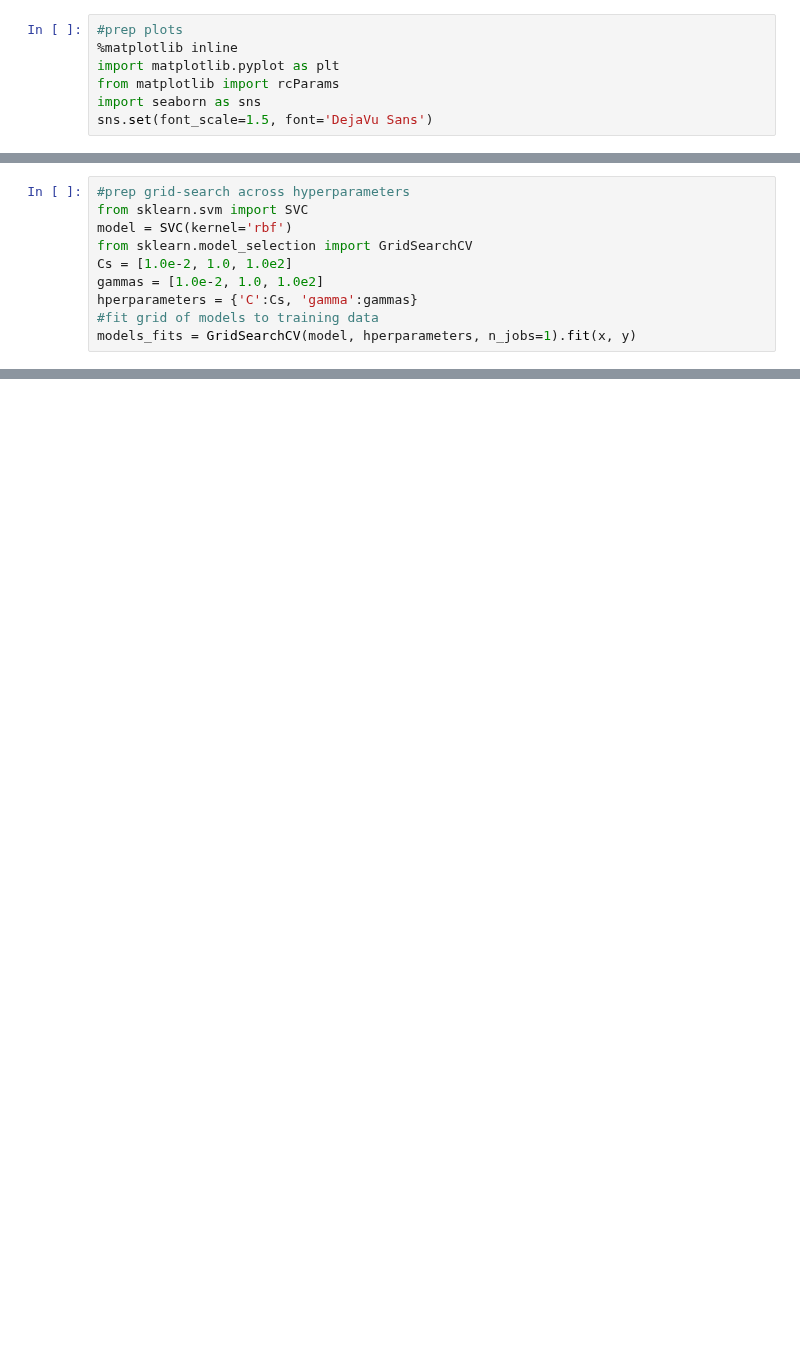
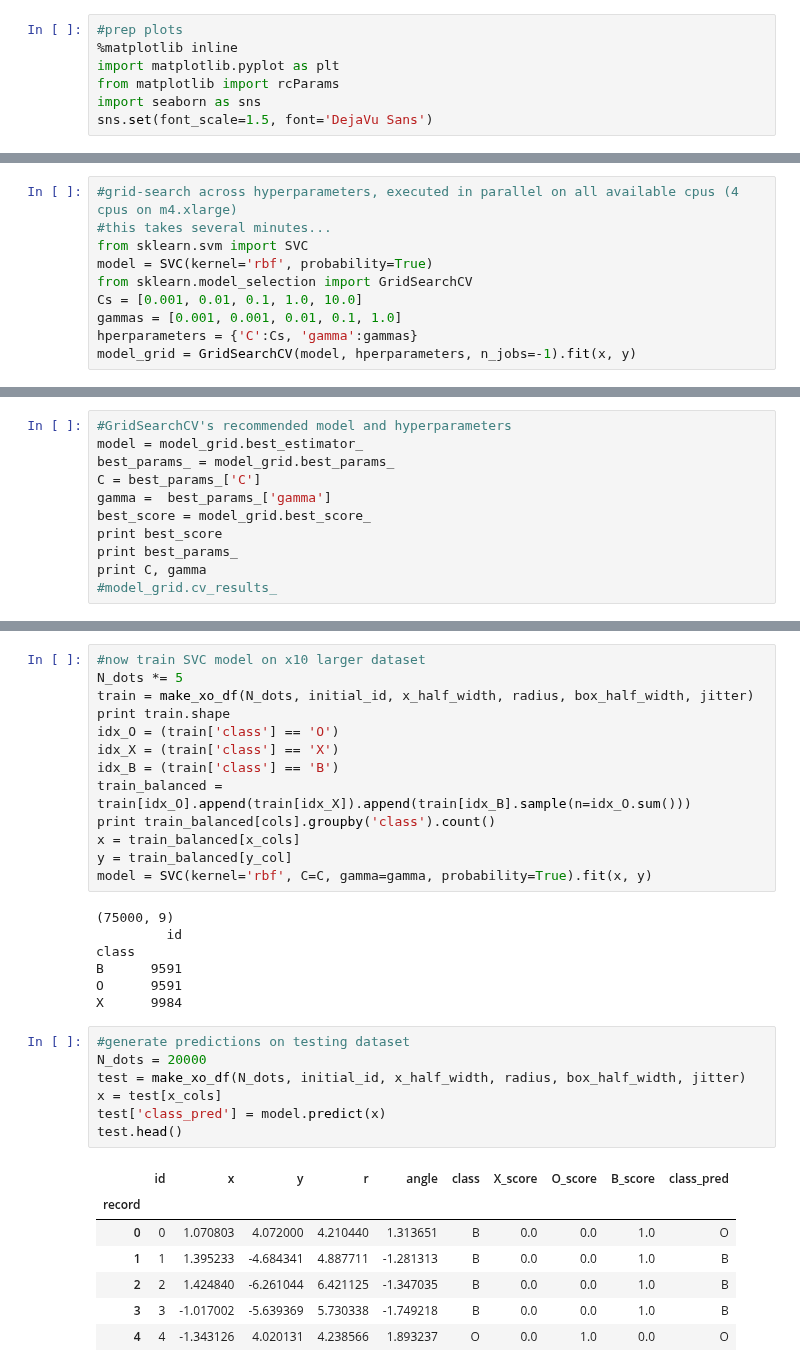
Before and after one commit to joehahn/exes-n-ohs, a Jupyter notebook: svm_model.ipynb, the cells around one changed output, grey strips where cells are left out. Saved outputs shown, nothing was run; the diff lists cells and outputs as text; blank space fills up the shorter version.

```diff
--- a/svm_model.ipynb
+++ b/svm_model.ipynb
@@ -88,10 +103,10 @@ y = df[y_col]
 # %%
-#prep grid-search across hyperparameters
+#grid-search across hyperparameters, executed in parallel on all available cpus (4 cpus on m4.xlarge)
+#this takes several minutes...
 from sklearn.svm import SVC
-model = SVC(kernel='rbf')
+model = SVC(kernel='rbf', probability=True)
 from sklearn.model_selection import GridSearchCV
-Cs = [1.0e-2, 1.0, 1.0e2]
-gammas = [1.0e-2, 1.0, 1.0e2]
+Cs = [0.001, 0.01, 0.1, 1.0, 10.0]
+gammas = [0.001, 0.001, 0.01, 0.1, 1.0]
 hperparameters = {'C':Cs, 'gamma':gammas}
-#fit grid of models to training data
-models_fits = GridSearchCV(model, hperparameters, n_jobs=1).fit(x, y)
+model_grid = GridSearchCV(model, hperparameters, n_jobs=-1).fit(x, y)
@@ -119,0 +113,11 @@ models_fits.cv_results_
+# %%
+#GridSearchCV's recommended model and hyperparameters
+model = model_grid.best_estimator_
+best_params_ = model_grid.best_params_
+C = best_params_['C']
+gamma =  best_params_['gamma']
+best_score = model_grid.best_score_
+print best_score
+print best_params_
+print C, gamma
+#model_grid.cv_results_
@@ -119,0 +128,35 @@ models_fits.cv_results_
+# %%
+#now train SVC model on x10 larger dataset
+N_dots *= 5
+train = make_xo_df(N_dots, initial_id, x_half_width, radius, box_half_width, jitter)
+print train.shape
+idx_O = (train['class'] == 'O')
+idx_X = (train['class'] == 'X')
+idx_B = (train['class'] == 'B')
+train_balanced = train[idx_O].append(train[idx_X]).append(train[idx_B].sample(n=idx_O.sum()))
+print train_balanced[cols].groupby('class').count()
+x = train_balanced[x_cols]
+y = train_balanced[y_col]
+model = SVC(kernel='rbf', C=C, gamma=gamma, probability=True).fit(x, y)
+# %% [output]
+(75000, 9)
+         id
+class
+B      9591
+O      9591
+X      9984
+# %%
+#generate predictions on testing dataset
+N_dots = 20000
+test = make_xo_df(N_dots, initial_id, x_half_width, radius, box_half_width, jitter)
+x = test[x_cols]
+test['class_pred'] = model.predict(x)
+test.head()
+# %% [output]
+|  | id | x | y | r | angle | class | X_score | O_score | B_score | class_pred |
+| record |  |  |  |  |  |  |  |  |  |  |
+| 0 | 0 | 1.070803 | 4.072000 | 4.210440 | 1.313651 | B | 0.0 | 0.0 | 1.0 | O |
+| 1 | 1 | 1.395233 | -4.684341 | 4.887711 | -1.281313 | B | 0.0 | 0.0 | 1.0 | B |
+| 2 | 2 | 1.424840 | -6.261044 | 6.421125 | -1.347035 | B | 0.0 | 0.0 | 1.0 | B |
+| 3 | 3 | -1.017002 | -5.639369 | 5.730338 | -1.749218 | B | 0.0 | 0.0 | 1.0 | B |
+| 4 | 4 | -1.343126 | 4.020131 | 4.238566 | 1.893237 | O | 0.0 | 1.0 | 0.0 | O |
```
Also changed, not shown: parts of 13 cells of this notebook, 3 other files.
